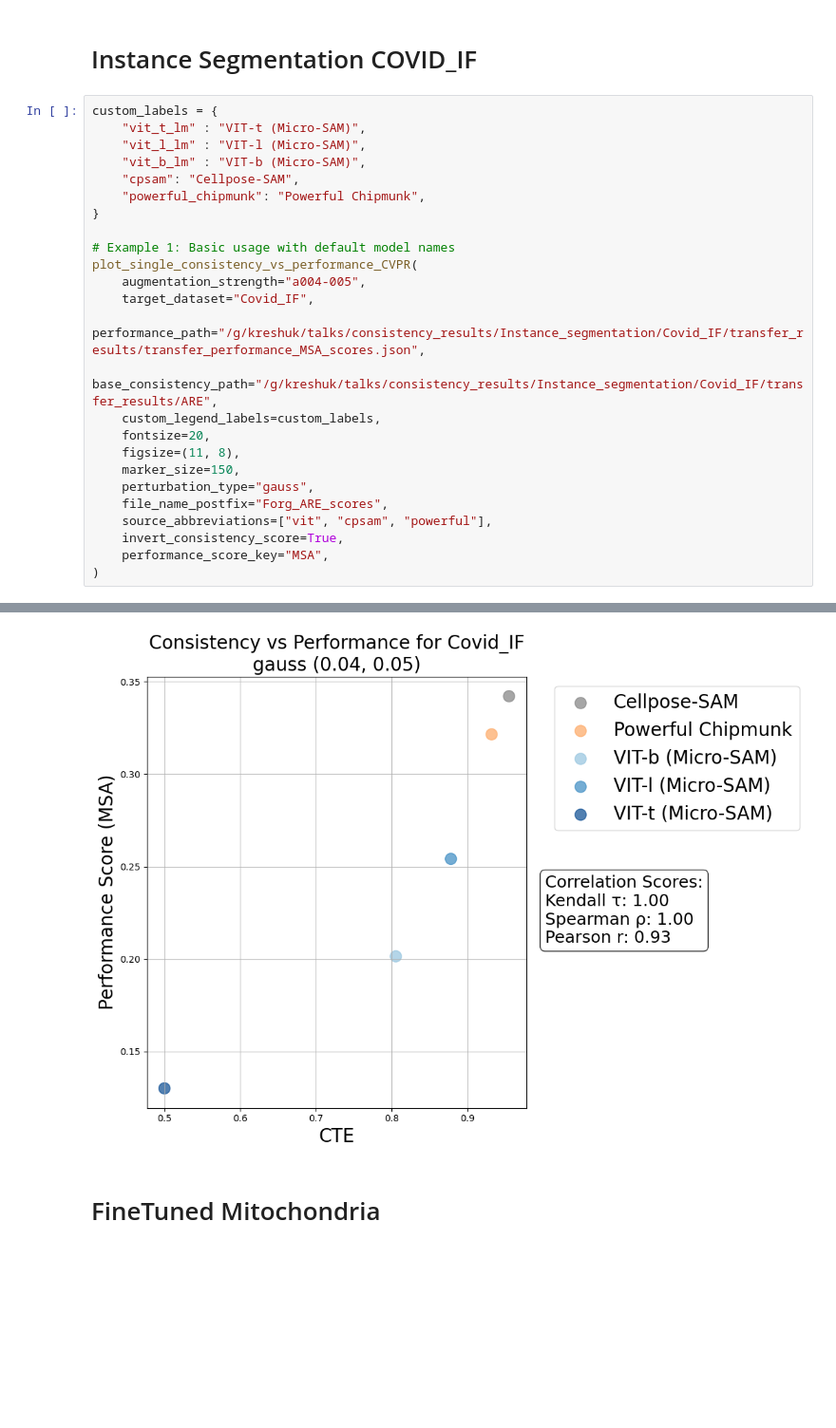
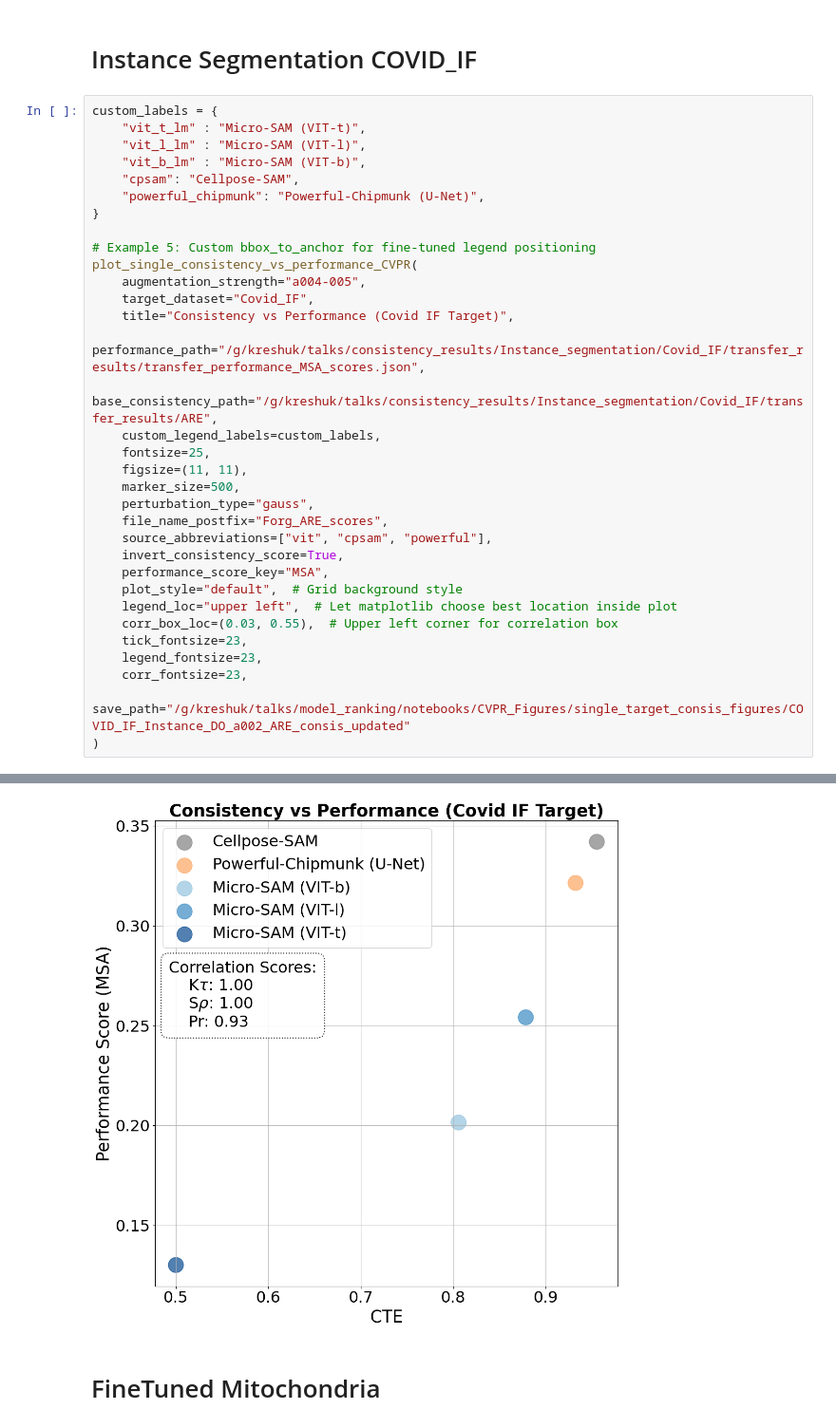
Before and after one commit to kreshuklab/model_ranking, a Jupyter notebook: notebooks/CVPR_Figures/single_strength_correlation_plot.ipynb, the cells around one changed output, grey strips where cells are left out. Shown at 95% size. Cells and saved outputs as stored; diff of their text form; blank space fills up the shorter version.

```diff
--- a/notebooks/CVPR_Figures/single_strength_correlation_plot.ipynb
+++ b/notebooks/CVPR_Figures/single_strength_correlation_plot.ipynb
@@ -148,28 +183,36 @@ Loaded Transfer metric results from: /g/kreshuk/talks/consistency_results/Instan
 # Instance Segmentation COVID_IF
 # %%
 custom_labels = {
-    "vit_t_lm" : "VIT-t (Micro-SAM)",
-    "vit_l_lm" : "VIT-l (Micro-SAM)",
-    "vit_b_lm" : "VIT-b (Micro-SAM)",
+    "vit_t_lm" : "Micro-SAM (VIT-t)",
+    "vit_l_lm" : "Micro-SAM (VIT-l)",
+    "vit_b_lm" : "Micro-SAM (VIT-b)",
     "cpsam": "Cellpose-SAM",
-    "powerful_chipmunk": "Powerful Chipmunk",
+    "powerful_chipmunk": "Powerful-Chipmunk (U-Net)",
 }
 
-# Example 1: Basic usage with default model names
+# Example 5: Custom bbox_to_anchor for fine-tuned legend positioning
 plot_single_consistency_vs_performance_CVPR(
     augmentation_strength="a004-005",
     target_dataset="Covid_IF",
+    title="Consistency vs Performance (Covid IF Target)",
     performance_path="/g/kreshuk/talks/consistency_results/Instance_segmentation/Covid_IF/transfer_results/transfer_performance_MSA_scores.json",
     base_consistency_path="/g/kreshuk/talks/consistency_results/Instance_segmentation/Covid_IF/transfer_results/ARE",
     custom_legend_labels=custom_labels,
-    fontsize=20,
-    figsize=(11, 8),
-    marker_size=150,
+    fontsize=25,
+    figsize=(11, 11),
+    marker_size=500,
     perturbation_type="gauss",
     file_name_postfix="Forg_ARE_scores",
     source_abbreviations=["vit", "cpsam", "powerful"],
     invert_consistency_score=True,
     performance_score_key="MSA",
+    plot_style="default",  # Grid background style
+    legend_loc="upper left",  # Let matplotlib choose best location inside plot
+    corr_box_loc=(0.03, 0.55),  # Upper left corner for correlation box
+    tick_fontsize=23,
+    legend_fontsize=23,
+    corr_fontsize=23,
+    save_path="/g/kreshuk/talks/model_ranking/notebooks/CVPR_Figures/single_target_consis_figures/COVID_IF_Instance_DO_a002_ARE_consis_updated"
 )
 # %% [output]
 Loaded Transfer metric results from: /g/kreshuk/talks/consistency_results/Instance_segmentation/Covid_IF/transfer_results/ARE/transfer_gauss_a004-005_Forg_ARE_scores.json
@@ -177,3 +224,3 @@ Loaded Transfer metric results from: /g/kreshuk/talks/consistency_results/Instan
-[figure, old version]
+[figure, new version]
 # %% [markdown]
 # FineTuned Mitochondria
```
Also changed, not shown: parts of 12 cells of this notebook, 1 other file.
